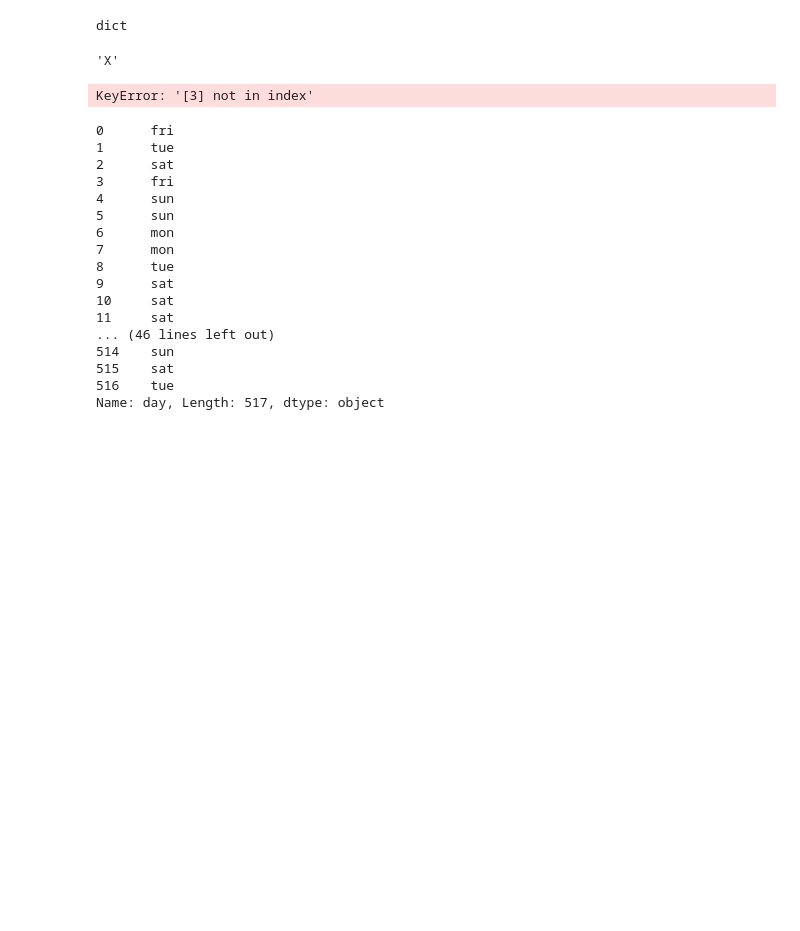
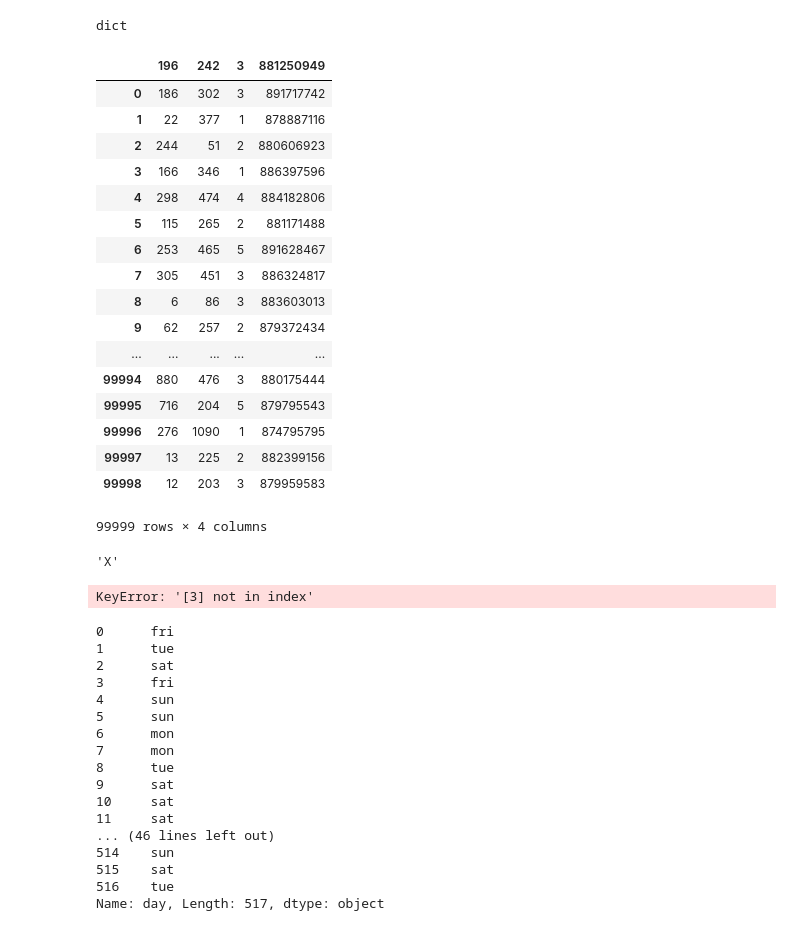
Before and after one commit to eph2795/FM, a Jupyter notebook: utils/csv_parsing.ipynb, the cells around one changed output. Cells and saved outputs as stored; diff of their text form; code cells hidden in the pictures; blank space fills up the shorter version.

```diff
--- a/utils/csv_parsing.ipynb
+++ b/utils/csv_parsing.ipynb
@@ -35,16 +33,37 @@ d = defaultdict(lambda : None)
 # %%
 d.update(config)
 # %%
-fname = '../../datasets/forestfires.csv'
+# fname = '../../datasets/forestfires.csv'
 # fname = '../../datasets/machine.data'
 # fname = '../../datasets/avazu/train.csv'
-# fname = '../../datasets/ml-100k/u.data'
+fname = '../../datasets/ml-100k/u.data'
 # %%
 target_col = 2
 # to_throw = [3]
 to_throw = []
 # %%
-df = pd.read_csv(fname, delimiter=',')
+df = pd.read_csv(fname, delimiter='\t')
+# %%
+df
+# %% [output]
+|  | 196 | 242 | 3 | 881250949 |
+| 0 | 186 | 302 | 3 | 891717742 |
+| 1 | 22 | 377 | 1 | 878887116 |
+| 2 | 244 | 51 | 2 | 880606923 |
+| 3 | 166 | 346 | 1 | 886397596 |
+| 4 | 298 | 474 | 4 | 884182806 |
+| 5 | 115 | 265 | 2 | 881171488 |
+| 6 | 253 | 465 | 5 | 891628467 |
+| 7 | 305 | 451 | 3 | 886324817 |
+| 8 | 6 | 86 | 3 | 883603013 |
+| 9 | 62 | 257 | 2 | 879372434 |
+| ... | ... | ... | ... | ... |
+| 99994 | 880 | 476 | 3 | 880175444 |
+| 99995 | 716 | 204 | 5 | 879795543 |
+| 99996 | 276 | 1090 | 1 | 874795795 |
+| 99997 | 13 | 225 | 2 | 882399156 |
+| 99998 | 12 | 203 | 3 | 879959583 |
+99999 rows × 4 columns
 # %%
 def process_columns(l):
     new_l = []
```
Also changed, not shown: parts of 2 cells of this notebook, 10 other files.
